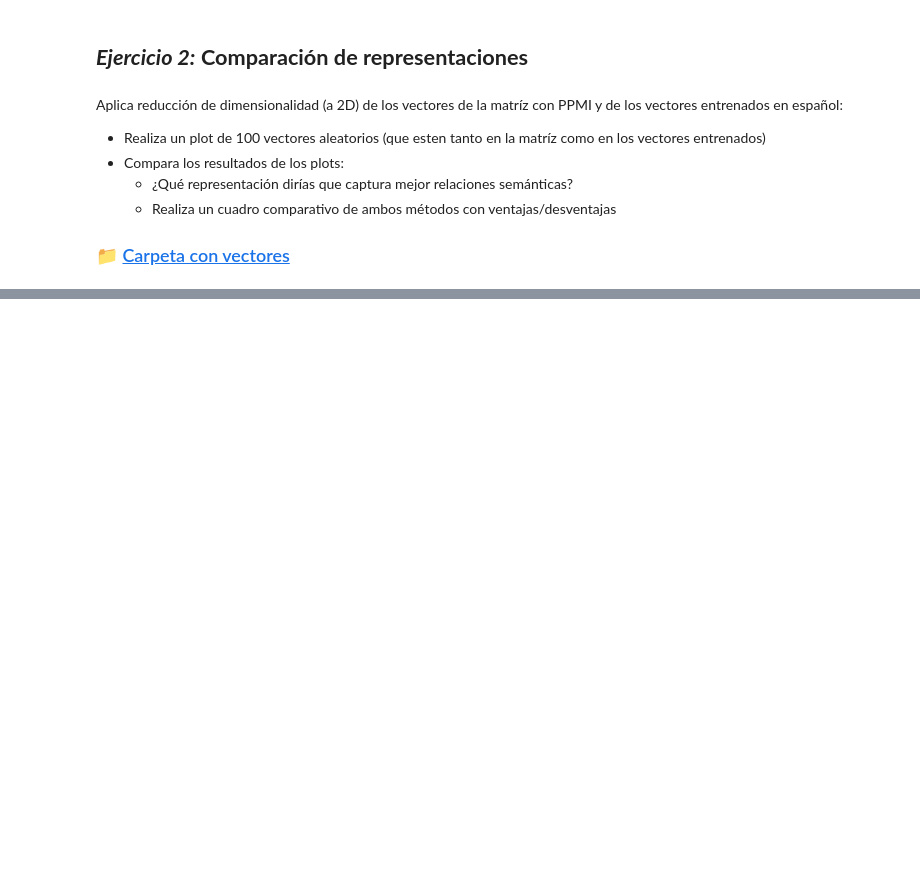
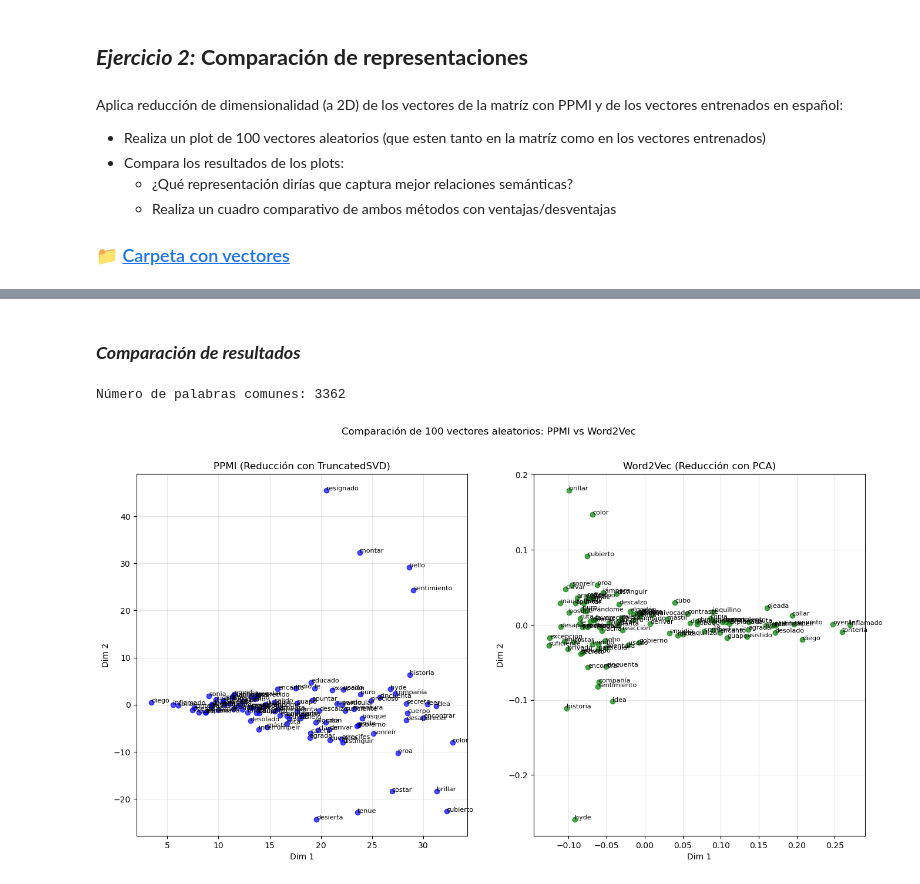
Before and after one commit to umoqnier/st-cl-2025-2-lab, a Jupyter notebook: practicas/fwgalde/P3/3_language_models_word_vectors.ipynb, the cells around one changed output, grey strips where cells are left out. Drawn from its saved outputs; the diff is of its cells as text; code cells hidden in the pictures; blank space fills up the shorter version.

```diff
--- a/practicas/fwgalde/P3/3_language_models_word_vectors.ipynb
+++ b/practicas/fwgalde/P3/3_language_models_word_vectors.ipynb
@@ -317,0 +347,46 @@ report_stats(model)
+# %% [markdown]
+### ***Comparación de resultados***
+# %%
+common_words = set(indices.keys()).intersection(set(model.wv.key_to_index.keys()))
+common_words = list(common_words)
+print(f"Número de palabras comunes: {len(common_words)}")
+
+selected_words = np.random.choice(common_words, size=100, replace=False)
+# %% [output]
+Número de palabras comunes: 3362
+# %%
+word2vec_vectors = np.array([model.wv[word] for word in selected_words])
+# %%
+svd = TruncatedSVD(n_components=2, random_state=29)
+reduced_matrix = svd.fit_transform(ppmi_matrix)
+
+svd = PCA(n_components=2, random_state=29)
+w2v_coords = svd.fit_transform(word2vec_vectors)
+# %%
+ppmi_coords = np.array([reduced_matrix[indices[word]] for word in selected_words])
+# %%
+fig, axs = plt.subplots(1, 2, figsize=(16, 8))
+
+# Plot para PPMI
+axs[0].scatter(ppmi_coords[:, 0], ppmi_coords[:, 1], color='blue', alpha=0.7)
+for i, word in enumerate(selected_words):
+    axs[0].annotate(word, (ppmi_coords[i, 0], ppmi_coords[i, 1]), fontsize=8)
+axs[0].set_title("PPMI (Reducción con TruncatedSVD)")
+axs[0].set_xlabel("Dim 1")
+axs[0].set_ylabel("Dim 2")
+axs[0].grid(alpha=0.3)
+
+# Plot para Word2Vec
+axs[1].scatter(w2v_coords[:, 0], w2v_coords[:, 1], color='green', alpha=0.7)
+for i, word in enumerate(selected_words):
+    axs[1].annotate(word, (w2v_coords[i, 0], w2v_coords[i, 1]), fontsize=8)
+axs[1].set_title("Word2Vec (Reducción con PCA)")
+axs[1].set_xlabel("Dim 1")
+axs[1].set_ylabel("Dim 2")
+axs[1].grid(alpha=0.3)
+
+plt.suptitle("Comparación de 100 vectores aleatorios: PPMI vs Word2Vec")
+plt.savefig("comparacion.png")
+plt.show()
+# %% [output]
+[figure, added]
```
Also changed, not shown: parts of 16 cells of this notebook.
